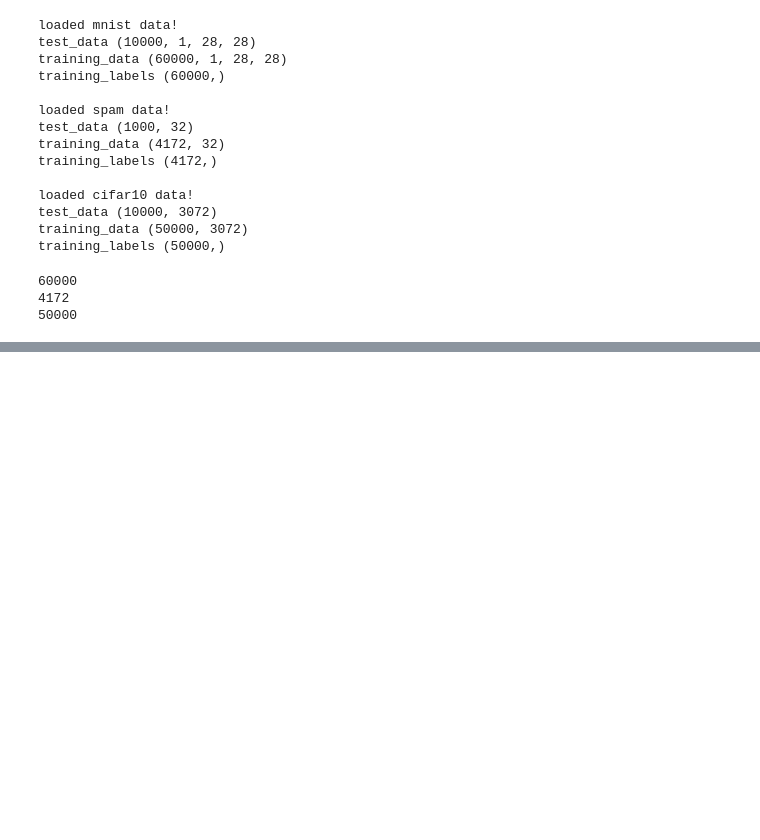
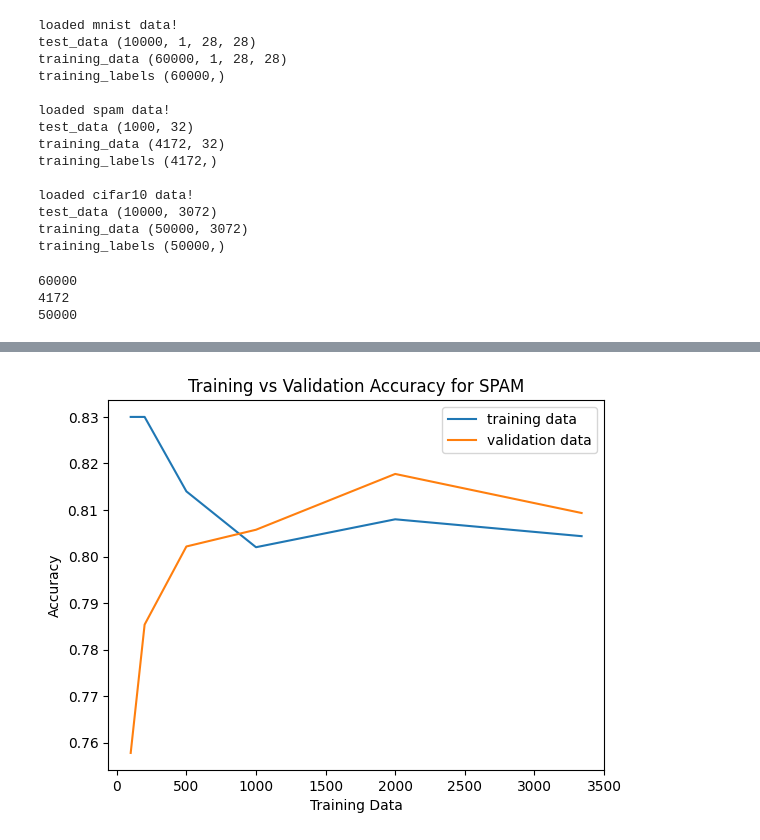
Before and after one commit to AmandaYao00/cs189_hw3, a Jupyter notebook: hw1/scripts/Solutions.ipynb, the cells around one changed output, grey strips where cells are left out. Cells and saved outputs as stored; diff of their text form; code cells hidden in the pictures; blank space fills up the shorter version.

```diff
--- a/hw1/scripts/Solutions.ipynb
+++ b/hw1/scripts/Solutions.ipynb
@@ -99,0 +101,47 @@ create_plot(num_train, training_accuracy, validation_accuracy)
+# %%
+# Q3: Support Vector Coding -- SPAM
+
+# Trains and returns a Returns SVC Model
+def train_svm(data_name, training_indices, num_train):
+    clf = svm.SVC(kernel = 'linear')
+    data = np.load(f"../data/{data_name}-data.npz")
+    clf.fit(data["training_data"][spam_training[:num_train]], data["training_labels"][spam_training][:num_train])
+    return clf
+
+# Returns array of predictions using SVC Model on New Data
+def predict(data_name, clf, reshape_num, lables):
+    data = np.load(f"../data/{data_name}-data.npz")
+    return clf.predict(data["training_data"][lables])
+
+# Calculates accuracy of predictions based on known labels.
+def class_accuracy(data_name, prediction, labels):
+    data = np.load(f"../data/{data_name}-data.npz")
+    return accuracy_score(data["training_labels"][labels], prediction)
+
+# Plot accuracy of training data versus validation data
+def create_plot(num_train, training_accuracy, validation_accuracy):
+    x = num_train
+    y1 = training_accuracy
+    y2 = validation_accuracy
+    plt.title('Training vs Validation Accuracy for SPAM')
+    plt.ylabel('Accuracy')
+    plt.xlabel('Training Data')
+    plt.plot(x, y1, label = "training data")
+    plt.plot(x, y2, label = "validation data")
+    plt.legend()
+    plt.show()
+
+# Train SPAM using raw pixels as features
+num_train = [100, 200, 500, 1000, 2000, 3339]
+training_accuracy = []
+validation_accuracy = []
+for num in num_train:
+    clf = train_svm("spam", mnist_training, num)
+    training_prediction = predict("spam", clf, num, spam_training[:num])
+    training_accuracy.append(class_accuracy("spam", training_prediction, spam_training[:num]))
+    validation_prediction = predict("spam", clf, 834, spam_validation)
+    validation_accuracy.append(class_accuracy("spam", validation_prediction, spam_validation))
+
+create_plot(num_train, training_accuracy, validation_accuracy)
+# %% [output]
+[figure, added]
```
Also changed, not shown: parts of 3 cells of this notebook.
